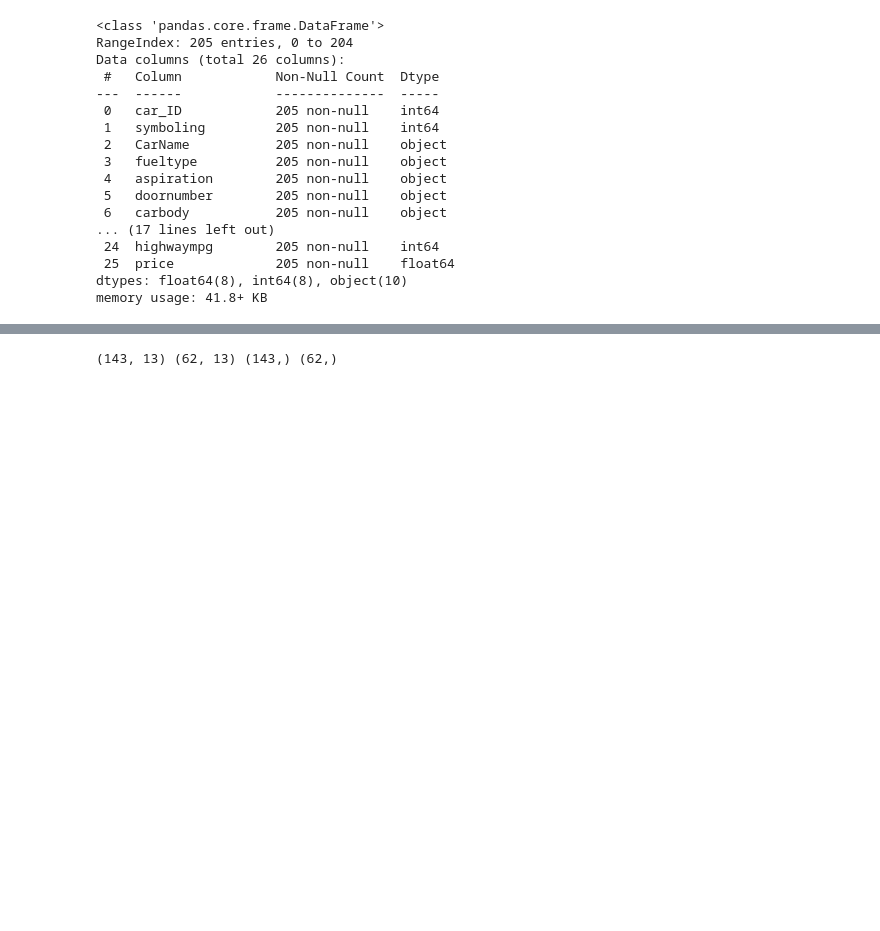
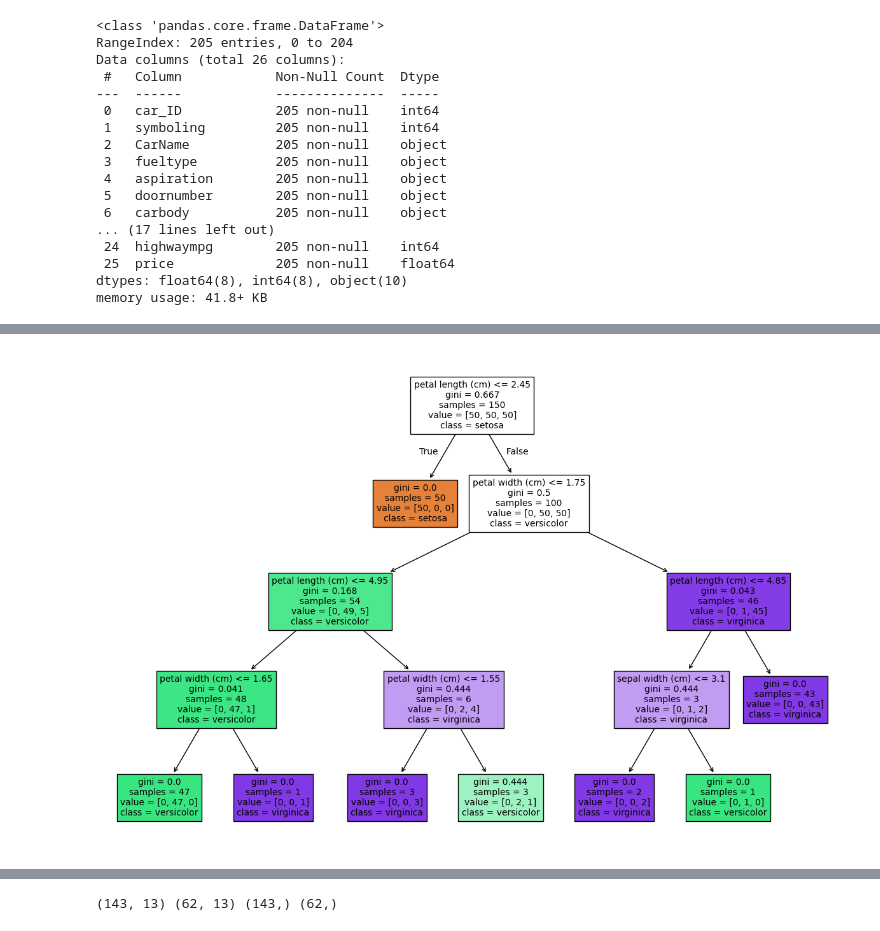
Before and after one commit to bsmoon-86/ubion-code, a Jupyter notebook: 11_앙상블.ipynb, the cells around one changed output, grey strips where cells are left out. Saved outputs shown, nothing was run; the diff lists cells and outputs as text; code cells hidden in the pictures; blank space fills up the shorter version.

```diff
--- a/11_앙상블.ipynb
+++ b/11_앙상블.ipynb
@@ -134,0 +233,27 @@ reg.oob_score_
+# %%
+import matplotlib.pyplot as plt
+from sklearn.datasets import load_iris
+from sklearn.tree import DecisionTreeClassifier, plot_tree
+
+# 데이터 로드
+X, y = load_iris(return_X_y=True)
+feature_names = load_iris().feature_names
+class_names = load_iris().target_names
+
+# 모델 학습
+clf = DecisionTreeClassifier(max_depth=4, random_state=42)
+clf.fit(X, y)
+
+# 트리 시각화
+plt.figure(figsize=(15, 10))  # 그림 크기 조정
+plot_tree(
+    clf,
+    feature_names=feature_names,  # 특징 이름
+    class_names=class_names,      # 클래스 이름
+    filled=True,                  # 노드 색상 표시
+    rounded=False,                 # 모서리 둥글게
+    fontsize=10                   # 글자 크기
+)
+plt.show()
+# %% [output]
+[figure, added]
```
Also changed, not shown: parts of 30 cells of this notebook, 3 other files.
